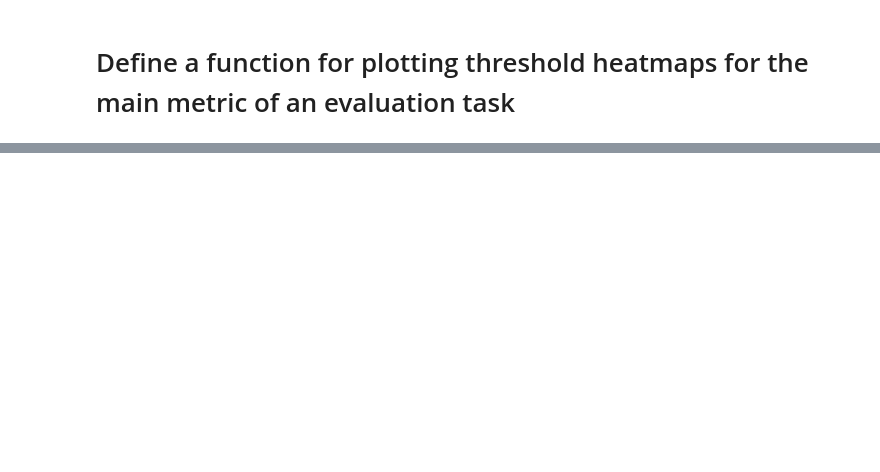
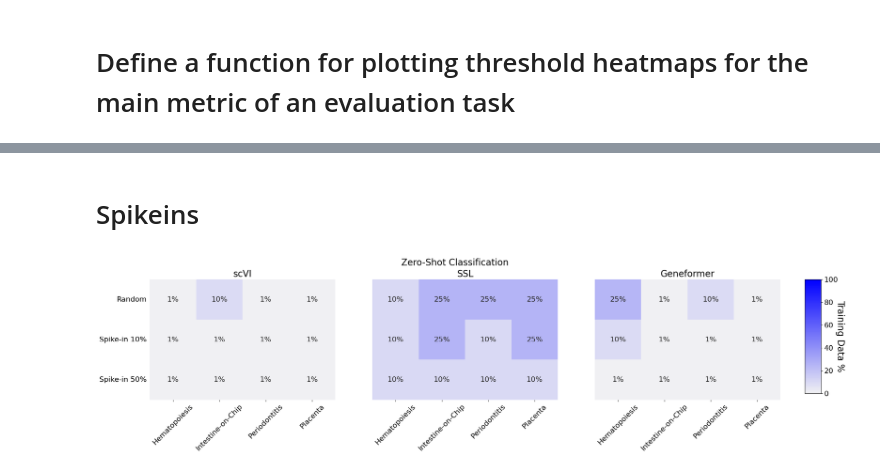
Before and after one commit to microsoft/scFM-dataselection, a Jupyter notebook: plotting/heatmaps.ipynb, the cells around one changed output, grey strips where cells are left out. Saved outputs shown, nothing was run; the diff lists cells and outputs as text; code cells hidden in the pictures; blank space fills up the shorter version.

```diff
--- a/plotting/heatmaps.ipynb
+++ b/plotting/heatmaps.ipynb
@@ -227,0 +223,32 @@ plot_heatmap(metrics_dfs, model_names, evaluation, "avg_bio", dataset_names, dat
+# %% [markdown]
+# Spikeins
+# %%
+# zero-shot classification
+pretrained_zeroshot_classification_df = pd.read_csv("metrics_csvs/PretrainedPCA_zeroshot_classification_eval_results.csv", index_col=0)
+gf_zeroshot_classification_df = pd.read_csv("metrics_csvs/Geneformer_zeroshot_classification_eval_results.csv", index_col=0)
+ssl_zeroshot_classification_df = pd.read_csv("metrics_csvs/SSL_zeroshot_classification_eval_results.csv", index_col=0)
+scvi_zeroshot_classification_df = pd.read_csv("metrics_csvs/scVI_zeroshot_classification_eval_results.csv", index_col=0)
+scimilarity_zeroshot_classification_df = pd.read_csv("metrics_csvs/SCimilarity_zeroshot_classification_eval_results.csv", index_col=0)
+
+#metrics_dfs = [pretrained_zeroshot_classification_df, scvi_zeroshot_classification_df, ssl_zeroshot_classification_df,
+#               gf_zeroshot_classification_df, scimilarity_zeroshot_classification_df]
+#model_names = ["Pretrained PCA", "scVI", "SSL", "Geneformer", "SCimilarity"]
+
+metrics_dfs = [scvi_zeroshot_classification_df, ssl_zeroshot_classification_df,
+               gf_zeroshot_classification_df]
+model_names = ["scVI", "SSL", "Geneformer"]
+
+# alphabetical order because that is what pandas does by default
+dataset_names = ["hematopoiesis", "intestine", "periodontitis", "placenta"]
+dataset_formatted_names = ["Hematopoiesis", "Intestine-on-Chip", "Periodontitis", "Placenta"]
+
+plot_title = "Zero-Shot Classification"
+
+evaluation = "zero_shot_classification"
+
+include_downsampling_schemes = False
+include_spikeins = True
+
+plot_heatmap(metrics_dfs, model_names, evaluation, "micro_f1", dataset_names, dataset_formatted_names, plot_title, include_downsampling_schemes, include_spikeins)
+# %% [output]
+[figure, added]
```
Also changed, not shown: parts of 8 cells of this notebook, 6 other files.
